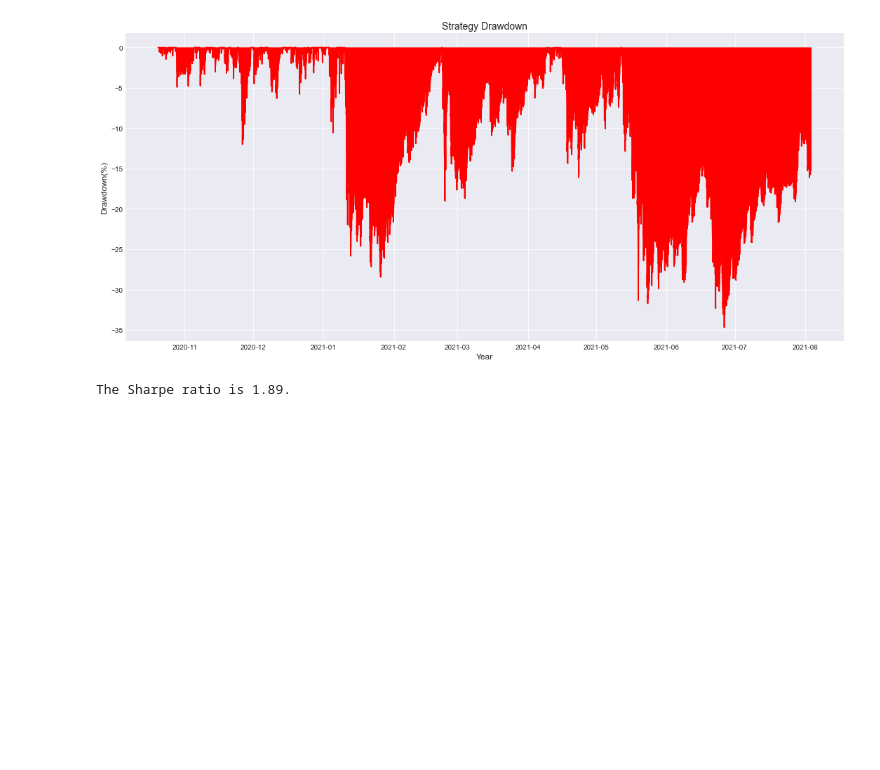
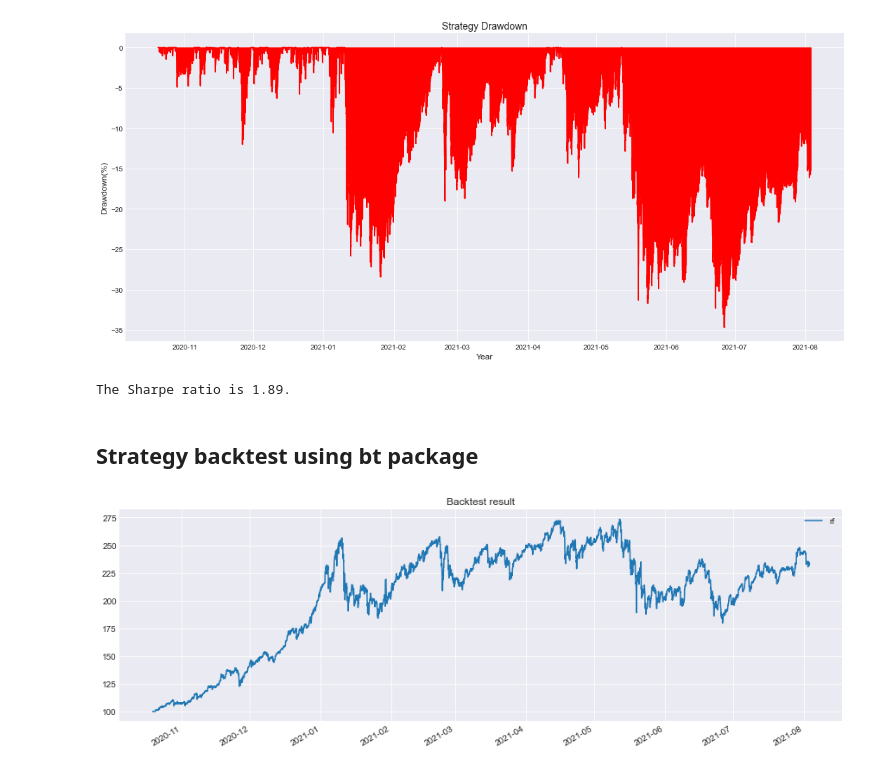
Before and after one commit to evandroagnes/cryptocurrencies-trading, a Jupyter notebook: cryptocurrencies_ml.ipynb, the cells around one changed output. Saved outputs shown, nothing was run; the diff lists cells and outputs as text; code cells hidden in the pictures; blank space fills up the shorter version.

Commit message:
Add backtesting from bt package

```diff
--- a/cryptocurrencies_ml.ipynb
+++ b/cryptocurrencies_ml.ipynb
@@ -408,3 +410,18 @@ sharpe_ratio = round(strategy_data['strategy_returns'].mean() /
 print("The Sharpe ratio is {0:.2f}.".format(sharpe_ratio))
 # %% [output]
 The Sharpe ratio is 1.89.
+# %% [markdown]
+## Strategy backtest using bt package
+# %%
+from backtest_utils import signal_strategy
+
+# Get the price data
+price_data = strategy_data[['ClosePrice']].copy()
+bt_strategy = signal_strategy(strategy_data[['ClosePrice']].copy(), strategy_data[['signal']].copy(), 'rf')
+
+bt_result = bt.run(bt_strategy)
+# Plot the backtest result
+bt_result.plot(title='Backtest result')
+plt.show()
+# %% [output]
+[figure, added]
```
Also changed, not shown: parts of 4 cells of this notebook.
